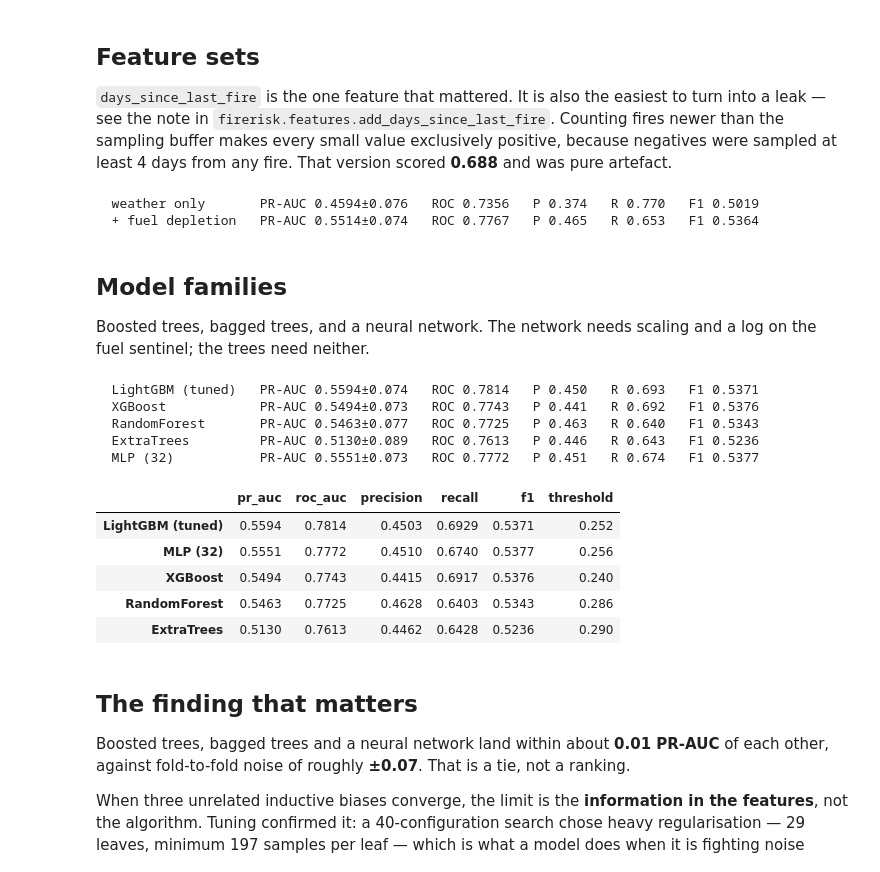
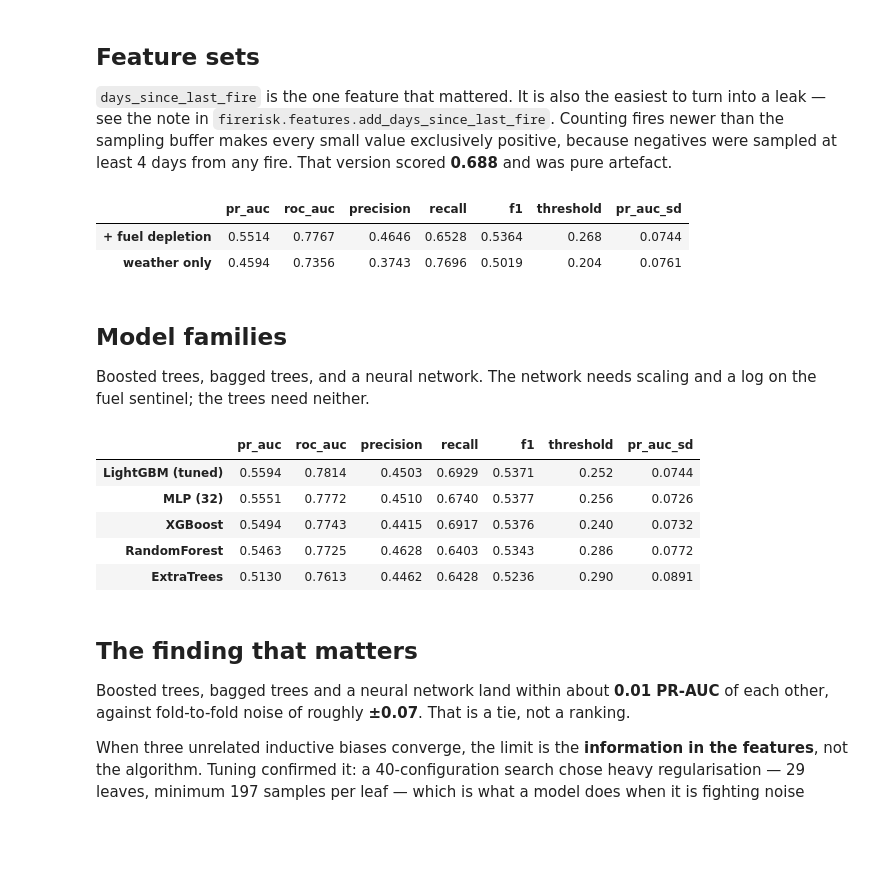
Before and after one commit to Abdelmalek05/fire-detection-model, a Jupyter notebook: notebooks/02_model_comparison.ipynb, the cells around one changed output. Drawn from its saved outputs; the diff is of its cells as text; code cells hidden in the pictures; blank space fills up the shorter version.

Commit message:
refactor: one shared evaluation protocol for the modelling notebooks

```diff
--- a/notebooks/02_model_comparison.ipynb
+++ b/notebooks/02_model_comparison.ipynb
@@ -134,11 +96,12 @@ newer than the sampling buffer makes every small value exclusively positive, bec
 negatives were sampled at least 4 days from any fire. That version scored **0.688** and
 was pure artefact.
 # %%
-for name, feats in [("weather only", BASE), ("+ fuel depletion", FULL)]:
-    cross_validate(name, quick, d[feats], y, years)
+sets = {"weather only": BASE, "+ fuel depletion": FULL}
+summarise({name: cross_validate(quick, d[f], y, years)[0] for name, f in sets.items()})
 # %% [output]
-  weather only       PR-AUC 0.4594±0.076   ROC 0.7356   P 0.374   R 0.770   F1 0.5019
-  + fuel depletion   PR-AUC 0.5514±0.074   ROC 0.7767   P 0.465   R 0.653   F1 0.5364
+|  | pr_auc | roc_auc | precision | recall | f1 | threshold | pr_auc_sd |
+| + fuel depletion | 0.5514 | 0.7767 | 0.4646 | 0.6528 | 0.5364 | 0.268 | 0.0744 |
+| weather only | 0.4594 | 0.7356 | 0.3743 | 0.7696 | 0.5019 | 0.204 | 0.0761 |
 # %% [markdown]
 ## Model families
 
@@ -147,53 +110,44 @@ the fuel sentinel; the trees need neither.
 # %%
 import xgboost as xgb
 from sklearn.ensemble import ExtraTreesClassifier, RandomForestClassifier
 from sklearn.neural_network import MLPClassifier
 from sklearn.pipeline import Pipeline
 from sklearn.preprocessing import StandardScaler
 
-TUNED = dict(objective="binary", n_estimators=1275, learning_rate=0.0146, num_leaves=29,
-             min_child_samples=197, subsample=0.5998, subsample_freq=1,
-             colsample_bytree=0.7671, reg_alpha=0.0667, reg_lambda=3.2759,
-             n_jobs=-1, verbose=-1, random_state=42)
-
 families = {
-    "LightGBM (tuned)": lgb.LGBMClassifier(**TUNED),
+    "LightGBM (tuned)": lgb.LGBMClassifier(**TUNED_PARAMS),
     "XGBoost": xgb.XGBClassifier(n_estimators=600, learning_rate=0.05, max_depth=7,
                                  subsample=0.8, colsample_bytree=0.8, n_jobs=-1,
                                  eval_metric="aucpr", tree_method="hist", random_state=42),
     "RandomForest": RandomForestClassifier(n_estimators=300, min_samples_leaf=5,
                                            n_jobs=-1, random_state=42),
     "ExtraTrees": ExtraTreesClassifier(n_estimators=300, min_samples_leaf=5,
                                        n_jobs=-1, random_state=42),
     "MLP (32)": Pipeline([("scale", StandardScaler()),
                           ("net", MLPClassifier(hidden_layer_sizes=(32,), batch_size=512,
                                                 max_iter=100, early_stopping=True,
                                                 n_iter_no_change=8, random_state=42))]),
 }
 
+# The net needs scaling and a log on the 9999 sentinel; trees are invariant
+# to both, and scaling them was measured at 0.0004 PR-AUC.
 X_tree = d[FULL]
 X_net = X_tree.copy()
 X_net["days_since_last_fire"] = np.log1p(X_net["days_since_last_fire"])
 
-summary = {}
+results = {}
 for name, model in families.items():
     X = X_net if name.startswith("MLP") else X_tree
-    folds_df, _ = cross_validate(name, model, X, y, years)
-    summary[name] = folds_df.mean()
+    results[name], _ = cross_validate(model, X, y, years)
 
-pd.DataFrame(summary).T.sort_values("pr_auc", ascending=False).round(4)
+summarise(results)
 # %% [output]
-  LightGBM (tuned)   PR-AUC 0.5594±0.074   ROC 0.7814   P 0.450   R 0.693   F1 0.5371
-  XGBoost            PR-AUC 0.5494±0.073   ROC 0.7743   P 0.441   R 0.692   F1 0.5376
-  RandomForest       PR-AUC 0.5463±0.077   ROC 0.7725   P 0.463   R 0.640   F1 0.5343
-  ExtraTrees         PR-AUC 0.5130±0.089   ROC 0.7613   P 0.446   R 0.643   F1 0.5236
-  MLP (32)           PR-AUC 0.5551±0.073   ROC 0.7772   P 0.451   R 0.674   F1 0.5377
-|  | pr_auc | roc_auc | precision | recall | f1 | threshold |
-| LightGBM (tuned) | 0.5594 | 0.7814 | 0.4503 | 0.6929 | 0.5371 | 0.252 |
-| MLP (32) | 0.5551 | 0.7772 | 0.4510 | 0.6740 | 0.5377 | 0.256 |
-| XGBoost | 0.5494 | 0.7743 | 0.4415 | 0.6917 | 0.5376 | 0.240 |
-| RandomForest | 0.5463 | 0.7725 | 0.4628 | 0.6403 | 0.5343 | 0.286 |
-| ExtraTrees | 0.5130 | 0.7613 | 0.4462 | 0.6428 | 0.5236 | 0.290 |
+|  | pr_auc | roc_auc | precision | recall | f1 | threshold | pr_auc_sd |
+| LightGBM (tuned) | 0.5594 | 0.7814 | 0.4503 | 0.6929 | 0.5371 | 0.252 | 0.0744 |
+| MLP (32) | 0.5551 | 0.7772 | 0.4510 | 0.6740 | 0.5377 | 0.256 | 0.0726 |
+| XGBoost | 0.5494 | 0.7743 | 0.4415 | 0.6917 | 0.5376 | 0.240 | 0.0732 |
+| RandomForest | 0.5463 | 0.7725 | 0.4628 | 0.6403 | 0.5343 | 0.286 | 0.0772 |
+| ExtraTrees | 0.5130 | 0.7613 | 0.4462 | 0.6428 | 0.5236 | 0.290 | 0.0891 |
 # %% [markdown]
 ## The finding that matters
 
```
Also changed, not shown: parts of 7 cells of this notebook, 4 other files.
